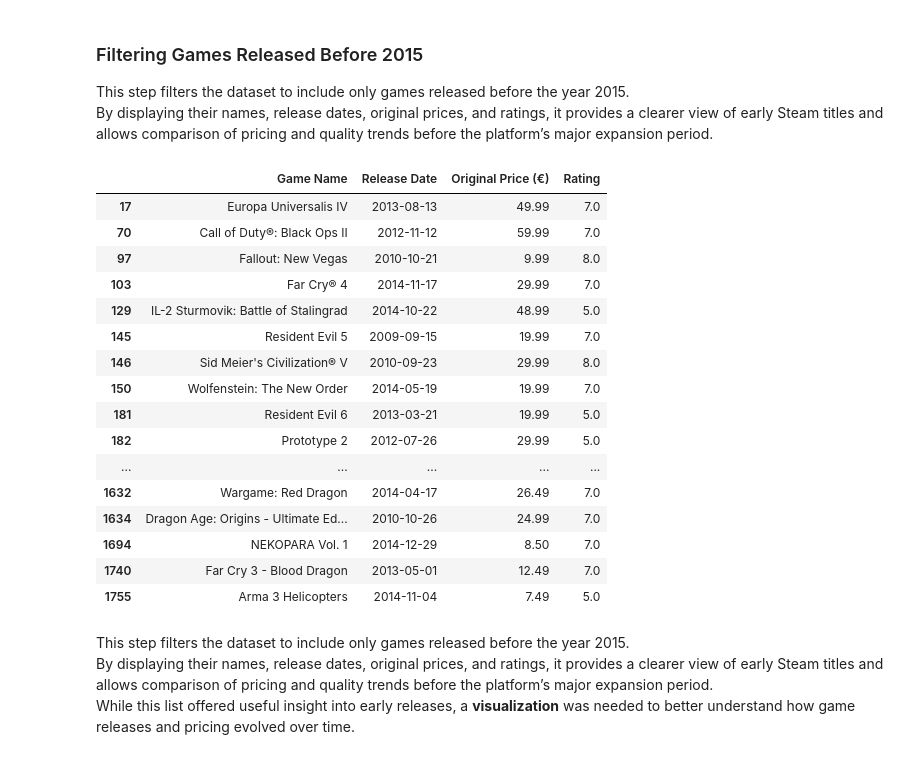
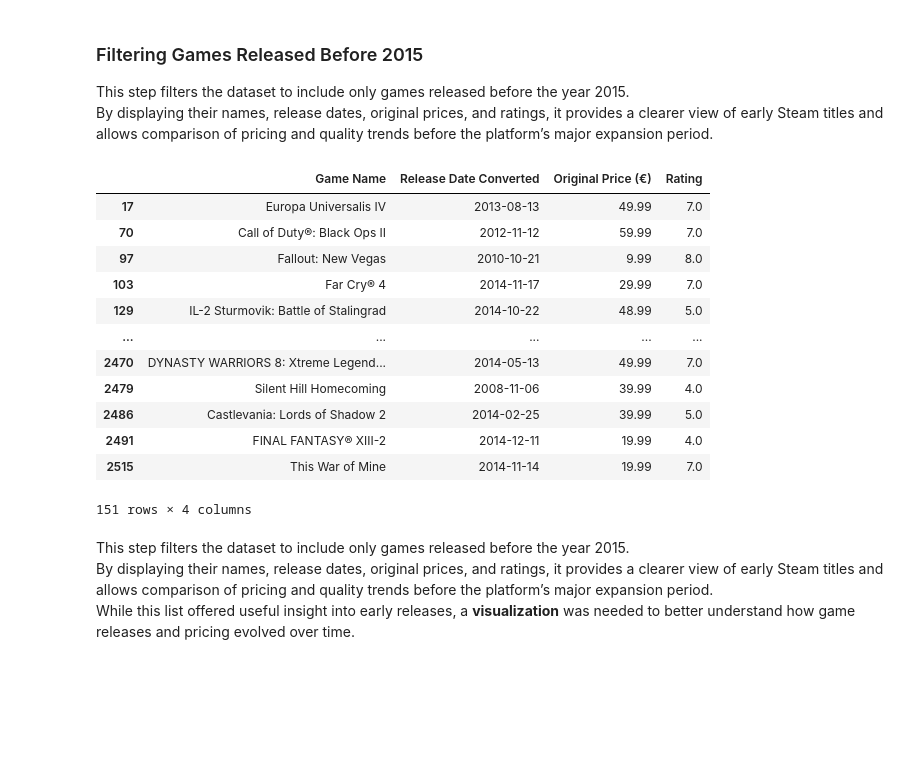
Before and after one commit to jbenigeri/Video-Game-Price-Analysis, a Jupyter notebook: src/explore_steam_data.ipynb, the cells around one changed output. Cells and saved outputs as stored; diff of their text form; code cells hidden in the pictures; blank space fills up the shorter version.

```diff
--- a/src/explore_steam_data.ipynb
+++ b/src/explore_steam_data.ipynb
@@ -259,10 +259,10 @@ Passing `palette` without assigning `hue` is deprecated and will be removed in v
 This code converts release dates to a datetime format, extracts the release year, and counts how many games were released each year.
 The results are displayed as a bar chart, providing a clear visualization of how the number of Steam game releases has changed over time and highlighting periods of growth or decline in publishing activity.
 # %%
-df['Release Year'] = df['Release Date'].dt.year
+steam_df['Release Year'] = steam_df['Release Date Converted'].dt.year
 
 # For plotting, use only rows with a year and cast to plain int
-plot_df = df[df['Release Year'].notna()].copy()
+plot_df = steam_df[steam_df['Release Year'].notna()].copy()
 plot_df['ReleaseYearInt'] = plot_df['Release Year'].astype(int)
 
 order = sorted(plot_df['ReleaseYearInt'].unique())
@@ -372,18 +375,18 @@ This section categorizes games by both **price range** and **release year interv
    A cross-tab (`pd.crosstab`) is created to count the number of games within each **price range** and **year interval** combination.
    The resulting table shows how the distribution of game prices has changed across different release periods.
 # %%
-df['Release Year'] = df['Release Date'].dt.year
+steam_df['Release Year'] = steam_df['Release Date Converted'].dt.year
 price_bins = [0, 30, 40, 50, 60, float('inf')]
 price_labels = ['0-30', '30-40', '40-50', '50-60', '60+']
 
-df['Price Range'] = pd.cut(df['Original Price (€)'], bins=price_bins, labels=price_labels, right=False)
+steam_df['Price Range'] = pd.cut(steam_df['Original Price (€)'], bins=price_bins, labels=price_labels, right=False)
 
 year_bins = [2000, 2005, 2010, 2015, 2020, 2025, 2030]
 year_labels = ['2000–2004', '2005–2009', '2010–2014', '2015–2019', '2020–2024', '2025+']
 
-df['Year Interval'] = pd.cut(df['Release Year'], bins=year_bins, labels=year_labels, right=False)
+steam_df['Year Interval'] = pd.cut(steam_df['Release Year'], bins=year_bins, labels=year_labels, right=False)
 
-cross_tab = pd.crosstab(df['Price Range'], df['Year Interval'])
+cross_tab = pd.crosstab(steam_df['Price Range'], steam_df['Year Interval'])
 cross_tab
 # %% [output]
 | Year Interval | 2005–2009 | 2010–2014 | 2015–2019 | 2020–2024 | 2025+ |
@@ -407,26 +410,22 @@ Further analysis of the **price distribution over time** is needed to determine
 This step filters the dataset to include only games released before the year 2015.
 By displaying their names, release dates, original prices, and ratings, it provides a clearer view of early Steam titles and allows comparison of pricing and quality trends before the platform’s major expansion period.
 # %%
-games_before_2010 = df[df['Release Date'].dt.year < 2015]
-games_before_2010[['Game Name', 'Release Date', 'Original Price (€)', 'Rating']]
+games_before_2010 = steam_df[steam_df['Release Date Converted'].dt.year < 2015]
+games_before_2010[['Game Name', 'Release Date Converted', 'Original Price (€)', 'Rating']]
 # %% [output]
-|  | Game Name | Release Date | Original Price (€) | Rating |
+|  | Game Name | Release Date Converted | Original Price (€) | Rating |
 | 17 | Europa Universalis IV | 2013-08-13 | 49.99 | 7.0 |
 | 70 | Call of Duty®: Black Ops II | 2012-11-12 | 59.99 | 7.0 |
 | 97 | Fallout: New Vegas | 2010-10-21 | 9.99 | 8.0 |
 | 103 | Far Cry® 4 | 2014-11-17 | 29.99 | 7.0 |
 | 129 | IL-2 Sturmovik: Battle of Stalingrad | 2014-10-22 | 48.99 | 5.0 |
-| 145 | Resident Evil 5 | 2009-09-15 | 19.99 | 7.0 |
-| 146 | Sid Meier's Civilization® V | 2010-09-23 | 29.99 | 8.0 |
-| 150 | Wolfenstein: The New Order | 2014-05-19 | 19.99 | 7.0 |
-| 181 | Resident Evil 6 | 2013-03-21 | 19.99 | 5.0 |
-| 182 | Prototype 2 | 2012-07-26 | 29.99 | 5.0 |
 | ... | ... | ... | ... | ... |
-| 1632 | Wargame: Red Dragon | 2014-04-17 | 26.49 | 7.0 |
-| 1634 | Dragon Age: Origins - Ultimate Ed... | 2010-10-26 | 24.99 | 7.0 |
-| 1694 | NEKOPARA Vol. 1 | 2014-12-29 | 8.50 | 7.0 |
-| 1740 | Far Cry 3 - Blood Dragon | 2013-05-01 | 12.49 | 7.0 |
-| 1755 | Arma 3 Helicopters | 2014-11-04 | 7.49 | 5.0 |
+| 2470 | DYNASTY WARRIORS 8: Xtreme Legend... | 2014-05-13 | 49.99 | 7.0 |
+| 2479 | Silent Hill Homecoming | 2008-11-06 | 39.99 | 4.0 |
+| 2486 | Castlevania: Lords of Shadow 2 | 2014-02-25 | 39.99 | 5.0 |
+| 2491 | FINAL FANTASY® XIII-2 | 2014-12-11 | 19.99 | 4.0 |
+| 2515 | This War of Mine | 2014-11-14 | 19.99 | 7.0 |
+151 rows × 4 columns
 # %% [markdown]
 This step filters the dataset to include only games released before the year 2015.
 By displaying their names, release dates, original prices, and ratings, it provides a clearer view of early Steam titles and allows comparison of pricing and quality trends before the platform’s major expansion period.
```
Also changed, not shown: parts of 15 cells of this notebook.
